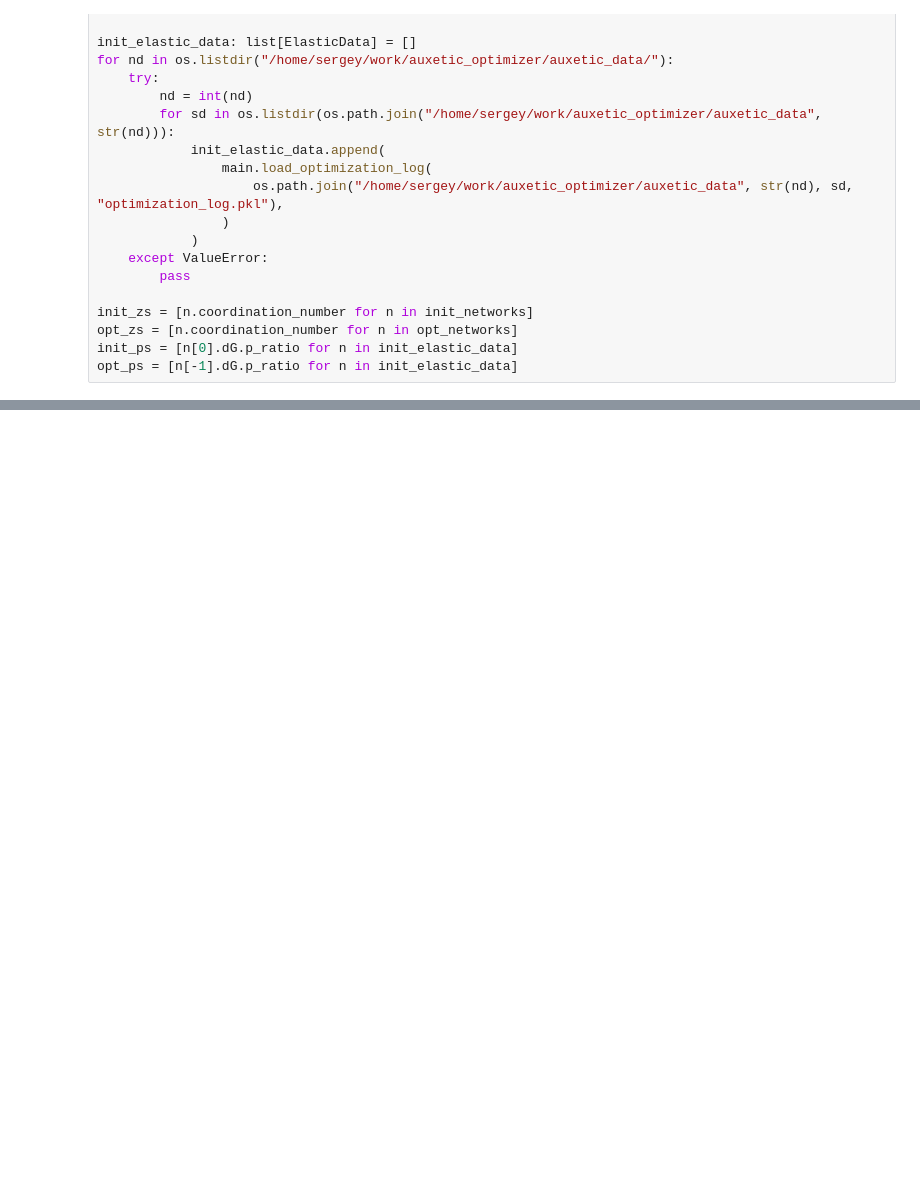
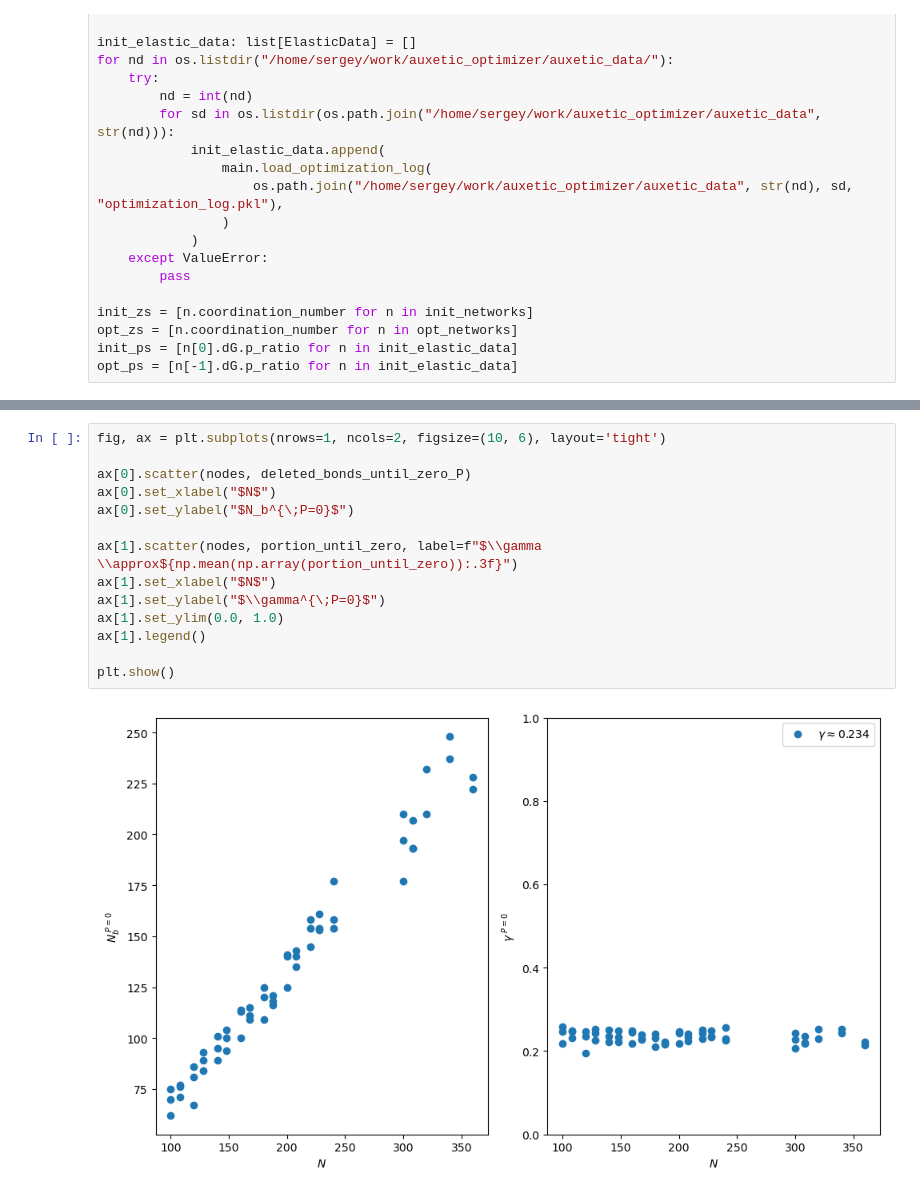
Before and after one commit to Shteingolts/auxetic_optimizer, a Jupyter notebook: test.ipynb, the cells around one changed output, grey strips where cells are left out. Drawn from its saved outputs; the diff is of its cells as text; blank space fills up the shorter version.

```diff
--- a/test.ipynb
+++ b/test.ipynb
@@ -135,0 +150,16 @@ plt.show()
+# %%
+fig, ax = plt.subplots(nrows=1, ncols=2, figsize=(10, 6), layout='tight')
+
+ax[0].scatter(nodes, deleted_bonds_until_zero_P)
+ax[0].set_xlabel("$N$")
+ax[0].set_ylabel("$N_b^{\;P=0}$")
+
+ax[1].scatter(nodes, portion_until_zero, label=f"$\\gamma \\approx${np.mean(np.array(portion_until_zero)):.3f}")
+ax[1].set_xlabel("$N$")
+ax[1].set_ylabel("$\\gamma^{\;P=0}$")
+ax[1].set_ylim(0.0, 1.0)
+ax[1].legend()
+
+plt.show()
+# %% [output]
+[figure, added]
```
Also changed, not shown: parts of 5 cells of this notebook, 4 other files.
